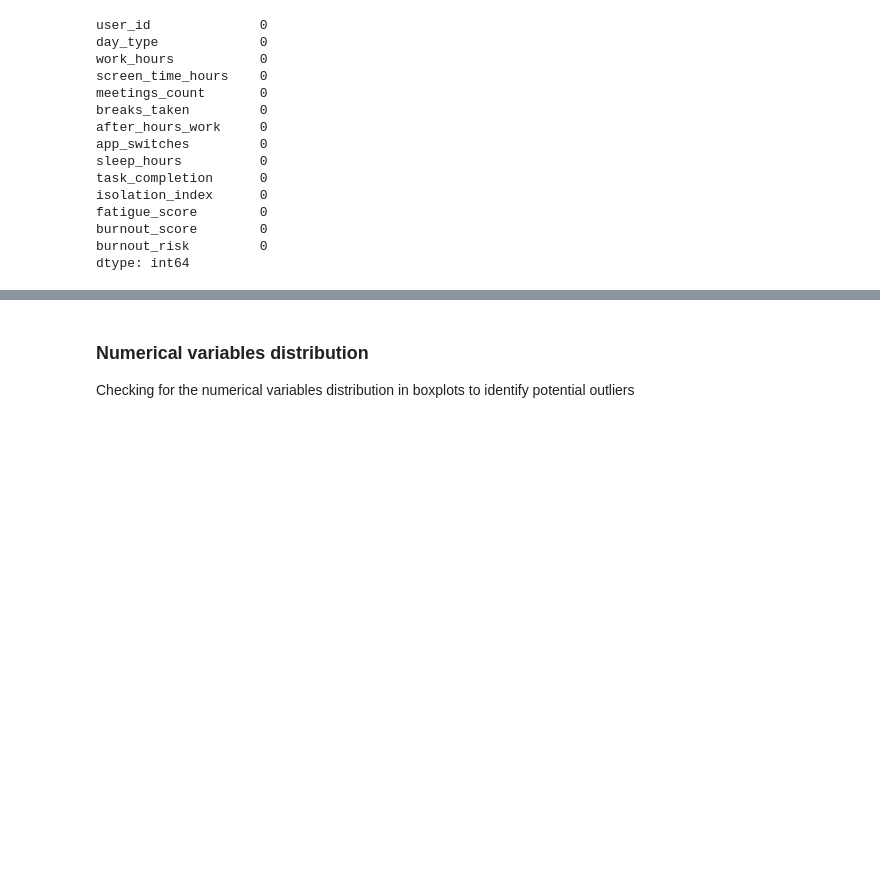
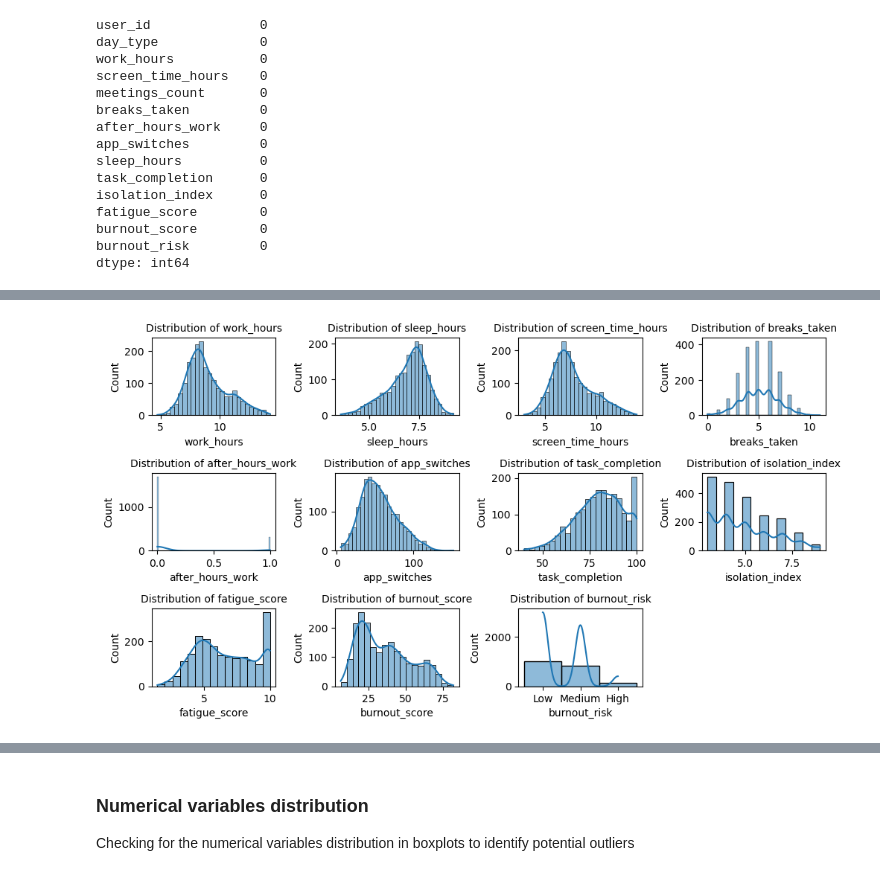
Before and after one commit to lucasvcasimiro-byte/Sleep_vs_Burnout_analysis_ml, a Jupyter notebook: EDA.ipynb, the cells around one changed output, grey strips where cells are left out. Cells and saved outputs as stored; diff of their text form; code cells hidden in the pictures; blank space fills up the shorter version.

```diff
--- a/EDA.ipynb
+++ b/EDA.ipynb
@@ -84,0 +202,21 @@ dtype: int64
+# %%
+numerical_cols = [
+
+    'work_hours',
+    'sleep_hours',
+    'screen_time_hours',
+    'breaks_taken',
+    'after_hours_work',
+    'app_switches',
+    'task_completion',
+    'isolation_index',
+    'fatigue_score',
+    'burnout_score',
+    'burnout_risk'
+]
+
+# Call the function to generate the grid of plots
+
+plot_distribution_grid(df, numerical_cols)
+# %% [output]
+[figure, added]
```
Also changed, not shown: parts of 16 cells of this notebook, 1 other file.
